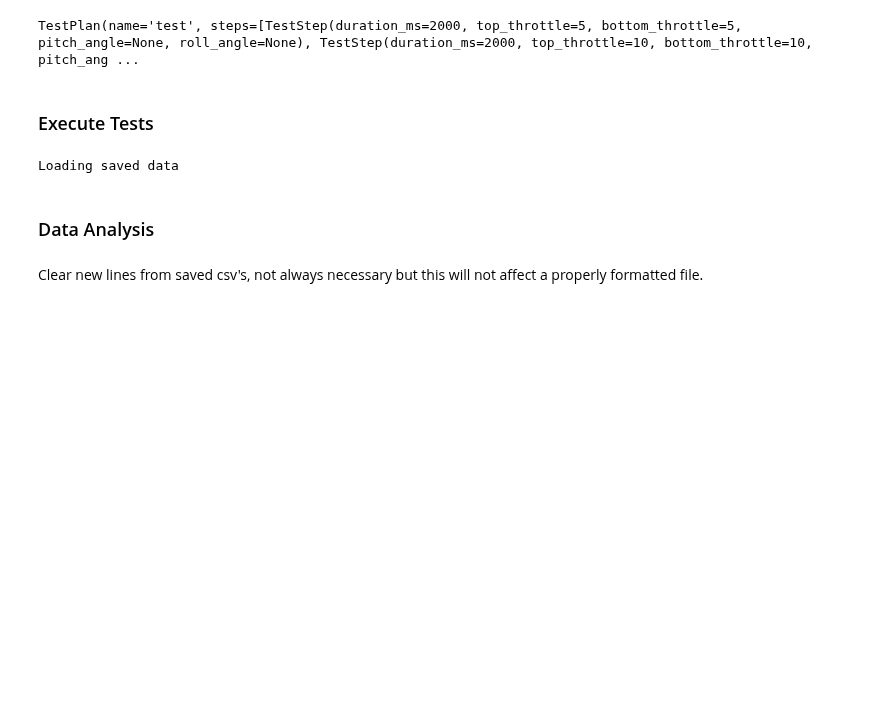
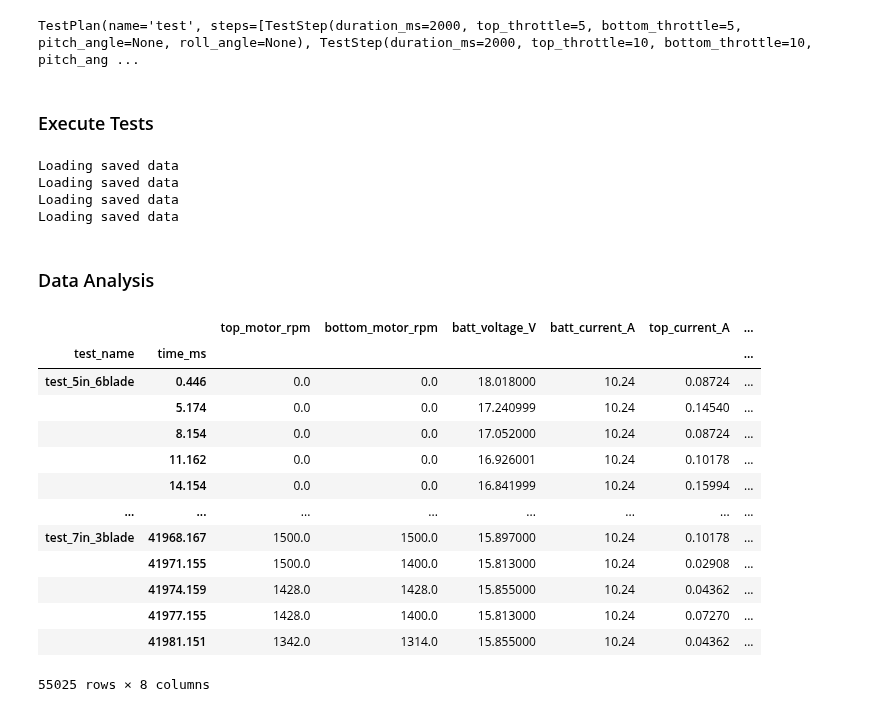
Before and after one commit to gtaharaedmonds/coaxial-drone, a Jupyter notebook: thrust_jig/test_runner/experiment_template.ipynb, the cells around one changed output. Saved outputs shown, nothing was run; the diff lists cells and outputs as text; code cells hidden in the pictures; blank space fills up the shorter version.

```diff
--- a/thrust_jig/test_runner/experiment_template.ipynb
+++ b/thrust_jig/test_runner/experiment_template.ipynb
@@ -51,5 +46,0 @@ test_filepath = (Path(test_directory) / test_filename).with_suffix(".csv")
-# %%
-# 2. Connect to jig and run the test.
-test_data = test_run(filename=test_filepath, plan=plan)
-# %% [output]
-Loading saved data
@@ -56,4 +50,39 @@ Loading saved data
+# %%
+data_dict["test_5in_6blade"] = test_run(
+    filename=test_directory / "test_5in_6blade.csv", plan=plan
+)
+data_dict["test_5in_4blade_blue"] = test_run(
+    filename=test_directory / "test_5in_4blade_blue.csv", plan=plan
+)
+data_dict["test_6in_4blade"] = test_run(
+    filename=test_directory / "test_6in_4blade.csv", plan=plan
+)
+data_dict["test_7in_3blade"] = test_run(
+    filename=test_directory / "test_7in_3blade.csv", plan=plan
+)
+# %% [output]
+Loading saved data
+Loading saved data
+Loading saved data
+Loading saved data
 # %% [markdown]
 ### Data Analysis
-# %% [markdown]
-Clear new lines from saved csv's, not always necessary but this will not affect a properly formatted file.
+# %%
+# Aggregate test data
+df_all = pd.concat(data_dict, names=["test_name"])
+df_all
+# %% [output]
+|  |  | top_motor_rpm | bottom_motor_rpm | batt_voltage_V | batt_current_A | top_current_A | ... |
+| test_name | time_ms |  |  |  |  |  | ... |
+| test_5in_6blade | 0.446 | 0.0 | 0.0 | 18.018000 | 10.24 | 0.08724 | ... |
+|  | 5.174 | 0.0 | 0.0 | 17.240999 | 10.24 | 0.14540 | ... |
+|  | 8.154 | 0.0 | 0.0 | 17.052000 | 10.24 | 0.08724 | ... |
+|  | 11.162 | 0.0 | 0.0 | 16.926001 | 10.24 | 0.10178 | ... |
+|  | 14.154 | 0.0 | 0.0 | 16.841999 | 10.24 | 0.15994 | ... |
+| ... | ... | ... | ... | ... | ... | ... | ... |
+| test_7in_3blade | 41968.167 | 1500.0 | 1500.0 | 15.897000 | 10.24 | 0.10178 | ... |
+|  | 41971.155 | 1500.0 | 1400.0 | 15.813000 | 10.24 | 0.02908 | ... |
+|  | 41974.159 | 1428.0 | 1428.0 | 15.855000 | 10.24 | 0.04362 | ... |
+|  | 41977.155 | 1428.0 | 1400.0 | 15.813000 | 10.24 | 0.07270 | ... |
+|  | 41981.151 | 1342.0 | 1314.0 | 15.855000 | 10.24 | 0.04362 | ... |
+55025 rows × 8 columns
```
Also changed, not shown: parts of 13 cells of this notebook.
